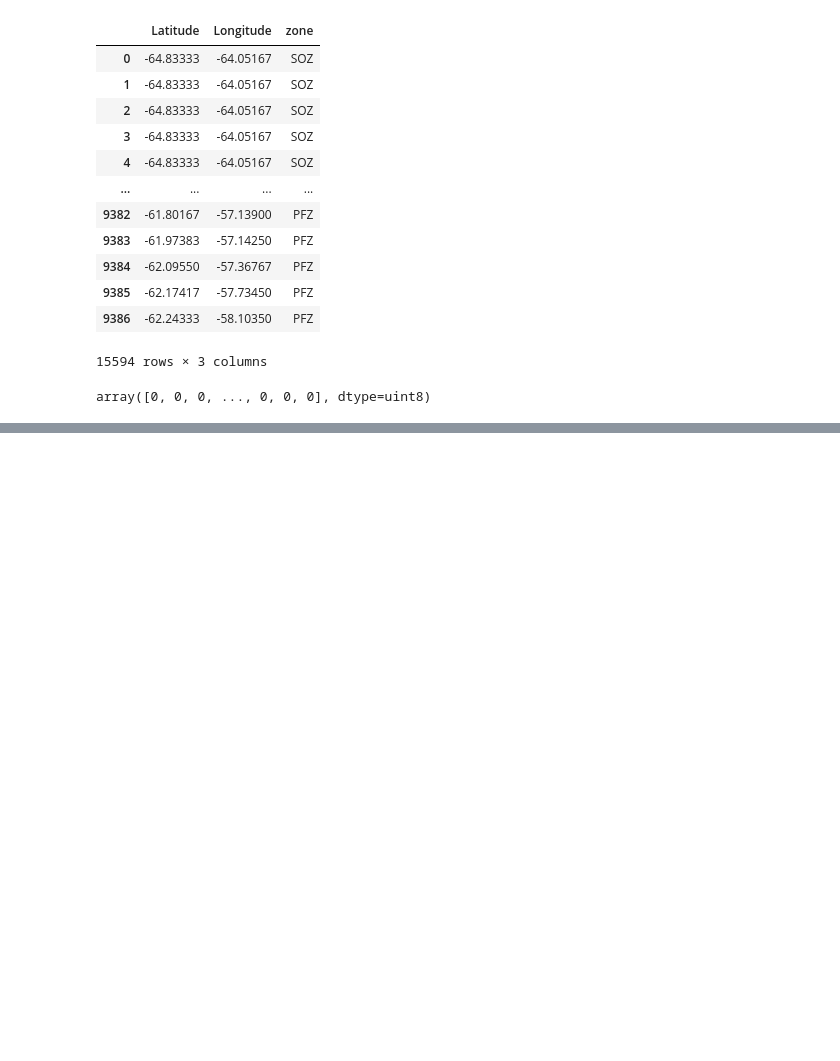
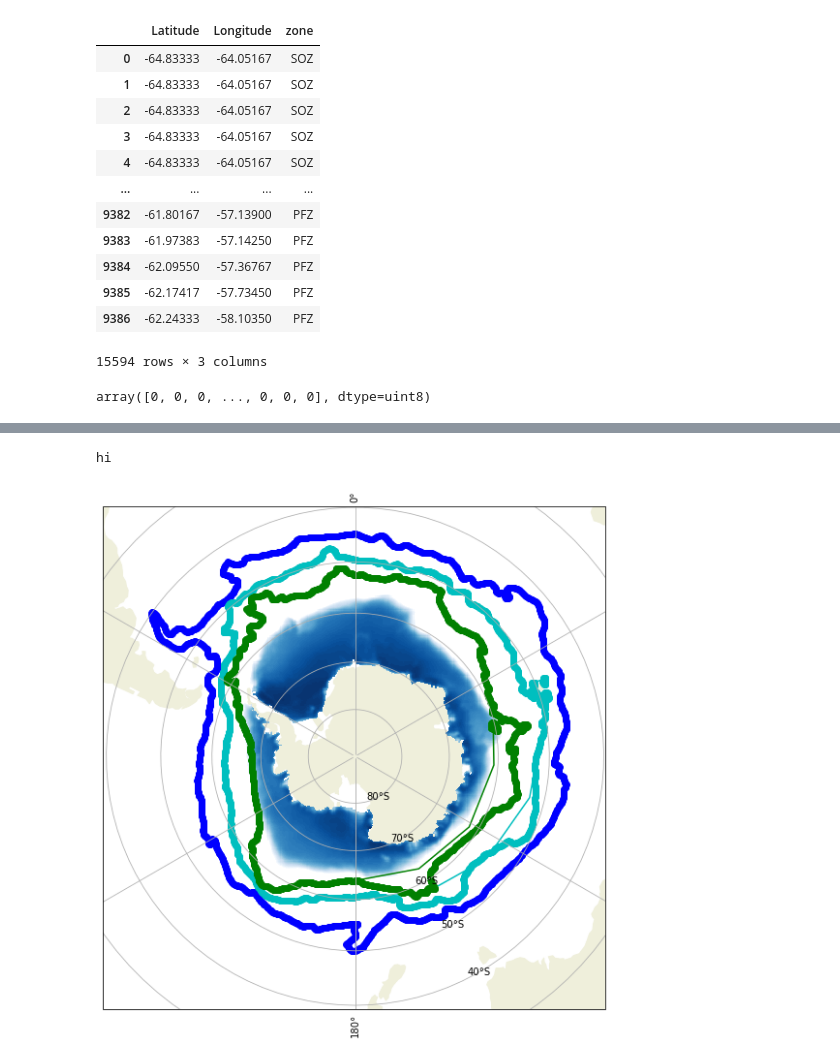
Before and after one commit to ayushnag/sophy, a Jupyter notebook: db/sophy_db.ipynb, the cells around one changed output, grey strips where cells are left out. Cells and saved outputs as stored; diff of their text form; code cells hidden in the pictures; blank space fills up the shorter version.

```diff
--- a/db/sophy_db.ipynb
+++ b/db/sophy_db.ipynb
@@ -132,19 +105,0 @@ f
-# %%
-mat_data: dict = sio.loadmat("../data/fronts/ys_fronts.mat")
-# mat_data = ([[lat1, lon1], [lat2, lon2]], [[lat1, lon1], ...], ...)
-orsi_fronts: tuple = mat_data['ys_fronts'].tolist()[0][0]
-# filters out extra data and only keeps the 4 Southern Ocean fronts
-orsi_fronts = orsi_fronts[:4]
-fronts: list = []
-for i in range(len(orsi_fronts)):
-    front = orsi_fronts[i].T
-    # data has points [-180, 360] but [-180, 180] is duplicate of [0, 360]
-    extra = np.where(front[0] > 180)
-    # delete [180, 360]
-    lat, lon = np.delete(front[0], extra), np.delete(front[1], extra)
-    # remove NaN's
-    lat, lon = lat[~np.isnan(lat)], lon[~np.isnan(lon)]
-    # np.stack(lat, lon)
-    fronts.append(MultiPoint(np.stack((lat, lon), axis=-1)))
-
-print(fronts[0])
@@ -240,0 +179,48 @@ str([1, 2, 4])
+# %%
+f = open(r"../data/sea_ice/mean.sep.1979-2021.s", "r")
+ice = np.fromfile(f, dtype=np.uint8)
+ice=ice.reshape(332,316)
+#Convert to the fractional parameter range of 0.0 to 1.0
+ice = ice/250.
+#mask all land and missing values
+ice=np.ma.masked_greater(ice,1.0)
+ice=np.ma.masked_less(ice, 0.15)
+
+map_proj = ccrs.SouthPolarStereo()
+fig = plt.figure(figsize=[8, 8])  # inches
+ax = plt.subplot(projection=map_proj)
+ax.set_extent([-180, 180, -90, -39.4], ccrs.PlateCarree())
+fig.subplots_adjust(bottom=0.05, top=0.95, left=0.04, right=0.95, wspace=0.02)
+
+ax.add_feature(cartopy.feature.LAND)
+# ax.add_feature(cartopy.feature.COASTLINE)
+ax.gridlines(draw_labels=True)
+
+dx = dy = 25000
+
+x = np.arange(-3950000, +3950000, +dx)
+y = np.arange(+4350000, -3950000, -dy)
+points = np.dstack(np.meshgrid(x, y)).reshape(-1, 2).T
+print('hi')
+cs = ax.pcolormesh(x, y, ice, cmap=plt.cm.Blues, transform=ccrs.SouthPolarStereo())
+# ax.plot(points[0], points[1], marker='o', linestyle='', color='g', transform=ccrs.SouthPolarStereo())
+
+mat_data: dict = sio.loadmat(GeoLabel.kim_orsi_file)
+# mat_data = ([[lat1, lon1], [lat2, lon2]], [[lat1, lon1], ...], ...)
+orsi_fronts: tuple = mat_data['ys_fronts'].tolist()[0][0]
+# filters out extra data and only keeps the 4 Southern Ocean fronts
+orsi_fronts = orsi_fronts[:3]
+colors = ['b', 'c', 'g', 'r']
+for i, orsi_front in enumerate(orsi_fronts):
+    front = orsi_front.T
+    # data has points [-180, 360] but [-180, 180] is duplicate of [0, 360]
+    extra = np.where(front[0] > 180)
+    # delete [180, 360]
+    lat, lon = np.delete(front[0], extra), np.delete(front[1], extra)
+    # remove NaN's
+    lat, lon = lat[~np.isnan(lat)], lon[~np.isnan(lon)]
+    ax.plot(lat, lon, marker='o', color=colors[i], transform=ccrs.PlateCarree())
+plt.show()
+# %% [output]
+hi
+[figure, added]
```
Also changed, not shown: parts of 13 cells of this notebook, 8 other files.
